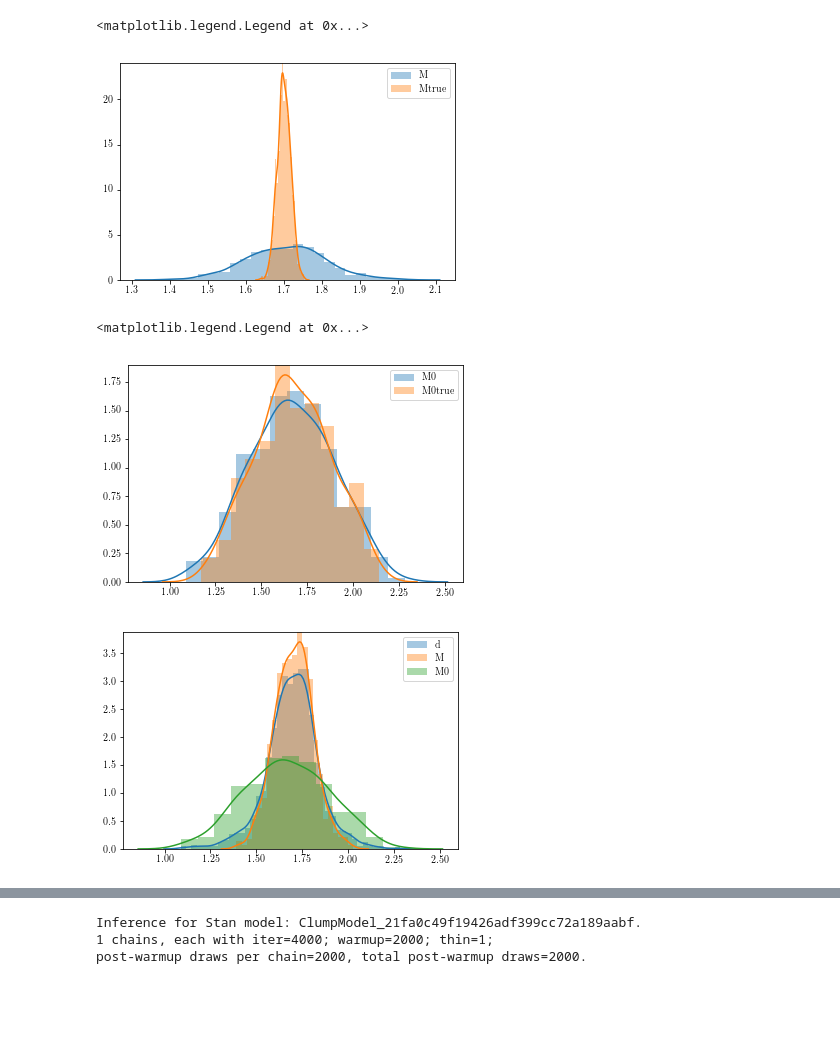
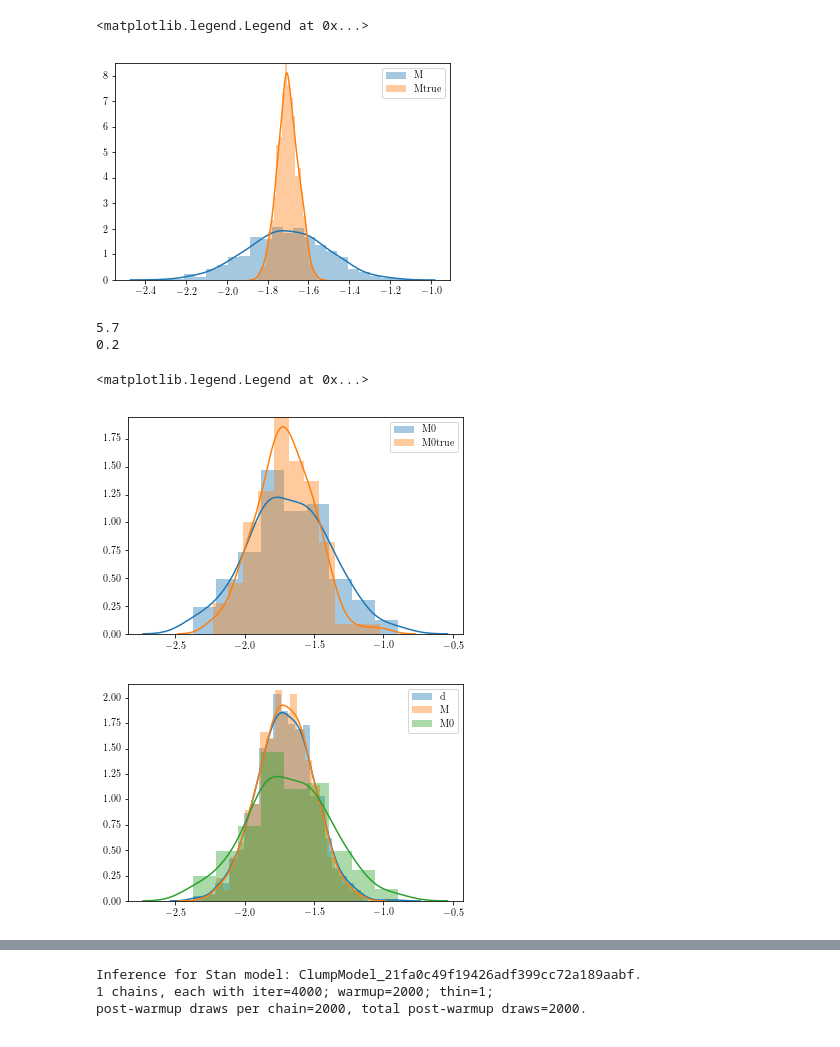
Before and after one commit to ojhall94/GAIA, a Jupyter notebook: hbmm_synth.ipynb, the cells around one changed output, grey strips where cells are left out. Cells and saved outputs as stored; diff of their text form; code cells hidden in the pictures; blank space fills up the shorter version.

```diff
--- a/hbmm_synth.ipynb
+++ b/hbmm_synth.ipynb
@@ -8,29 +8,34 @@ def normal(x, mu, sigma):
     return (1/np.sqrt(2*np.pi*sigma**2)) * np.exp(-(x - mu)**2/(2*sigma**2))
 # %%
 npts = 1000
-sigma = 0.017
-mean = 1.7
+sigma = 0.05
+mean = -1.7
 M_true = np.random.randn(npts) * sigma + mean
-unc = 0.1
+unc = 0.2
 M = M_true + np.random.randn(npts) * unc
 sns.distplot(M, label='M')
 sns.distplot(M_true, label='Mtrue')
 plt.legend()
 # %% [output]
 <matplotlib.legend.Legend at 0x...>
-[figure, old version]
+[figure, new version]
 # %%
-npts = 300
+npts = 100
 sigma0 = 0.2
-mean0=1.7
+tsigma0 = 0.2/sigma - mean
+print(tsigma0)
+print(sigma0)
+mean0=-1.7
 M_true0 = np.random.randn(npts) * sigma0 + mean0
 M0 = M_true0 + np.random.randn(npts) * unc
 sns.distplot(M0, label='M0')
 sns.distplot(M_true0, label='M0true')
 plt.legend()
 # %% [output]
-<matplotlib.legend.Legend at 0x...>
+5.7
+0.2
+<matplotlib.legend.Legend at 0x...>
-[figure, old version]
+[figure, new version]
 # %%
 sns.distplot(np.append(M, M0),label='d')
 sns.distplot(M, label='M')
@@ -38,5 +43,5 @@ sns.distplot(M0,label='M0')
 plt.legend()
 plt.show()
 # %% [output]
-[figure, old version]
+[figure, new version]
 # %%
```
Also changed, not shown: parts of 6 cells of this notebook, 3 other files.
